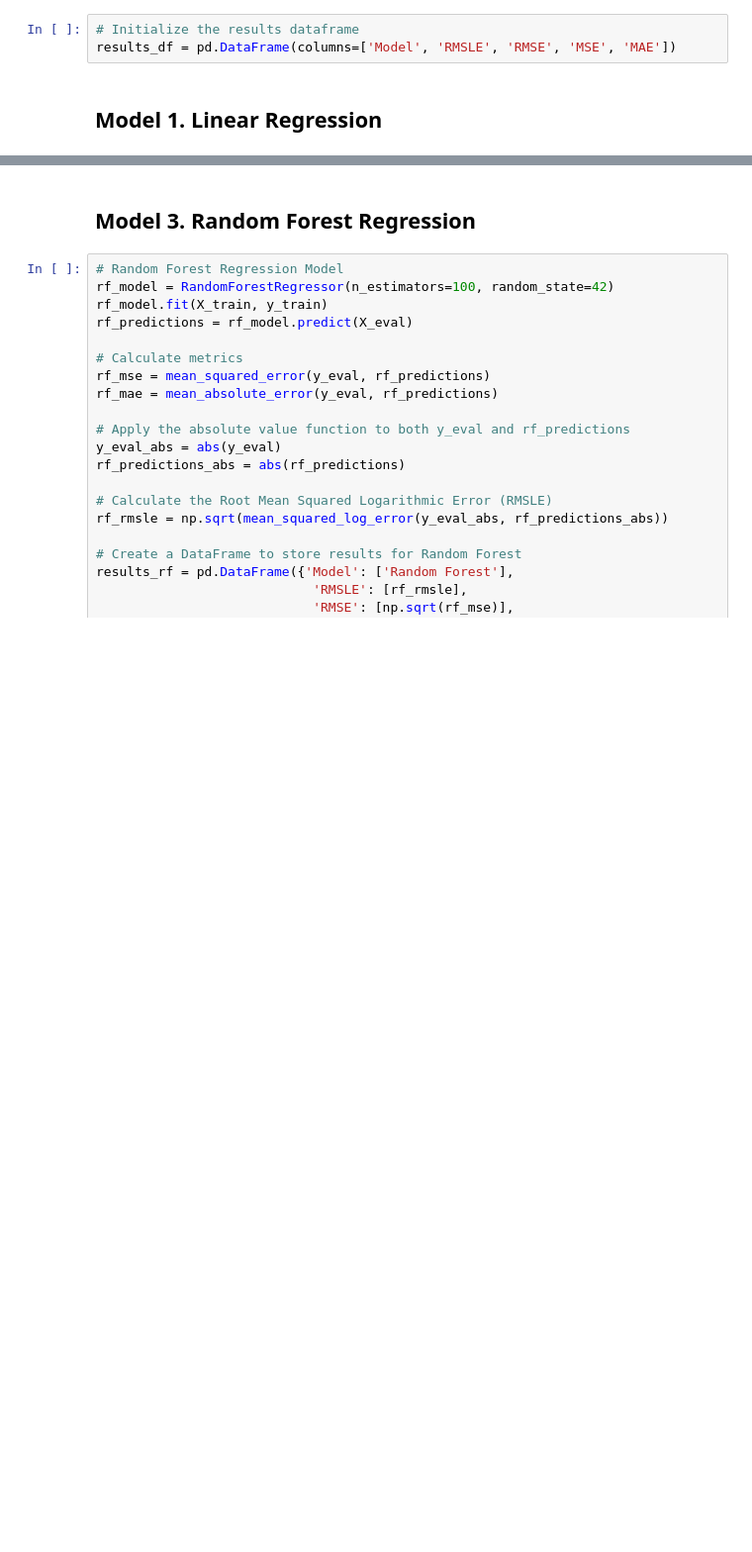
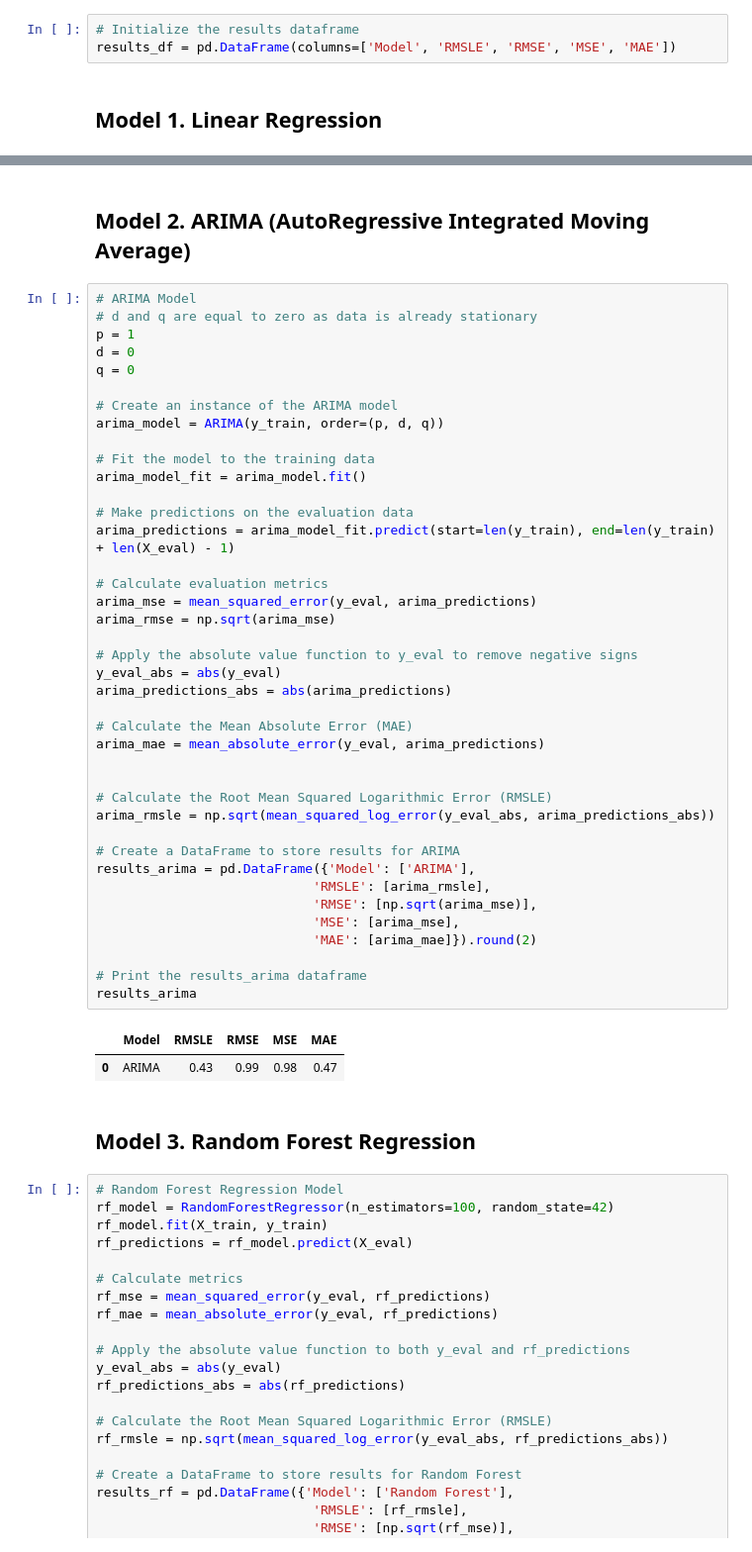
Before and after one commit to Dansoaa/Store-sales-data, a Jupyter notebook: Corporation_Favorita.ipynb, the cells around one changed output, grey strips where cells are left out. Shown: that part at 99% size. Drawn from its saved outputs; the diff is of its cells as text; blank space fills up the shorter version.

```diff
--- a/Corporation_Favorita.ipynb
+++ b/Corporation_Favorita.ipynb
@@ -1309,3 +1327,48 @@ X_train
+# %% [markdown]
+## Model 2. ARIMA (AutoRegressive Integrated Moving Average)
+# %%
+# ARIMA Model
+# d and q are equal to zero as data is already stationary
+p = 1
+d = 0
+q = 0
+
+# Create an instance of the ARIMA model
+arima_model = ARIMA(y_train, order=(p, d, q))
+
+# Fit the model to the training data
+arima_model_fit = arima_model.fit()
+
+# Make predictions on the evaluation data
+arima_predictions = arima_model_fit.predict(start=len(y_train), end=len(y_train) + len(X_eval) - 1)
+
+# Calculate evaluation metrics
+arima_mse = mean_squared_error(y_eval, arima_predictions)
+arima_rmse = np.sqrt(arima_mse)
+
+# Apply the absolute value function to y_eval to remove negative signs
+y_eval_abs = abs(y_eval)
+arima_predictions_abs = abs(arima_predictions)
+
+# Calculate the Mean Absolute Error (MAE)
+arima_mae = mean_absolute_error(y_eval, arima_predictions)
+
+
+# Calculate the Root Mean Squared Logarithmic Error (RMSLE)
+arima_rmsle = np.sqrt(mean_squared_log_error(y_eval_abs, arima_predictions_abs))
+
+# Create a DataFrame to store results for ARIMA
+results_arima = pd.DataFrame({'Model': ['ARIMA'],
+                            'RMSLE': [arima_rmsle],
+                            'RMSE': [np.sqrt(arima_mse)],
+                            'MSE': [arima_mse],
+                            'MAE': [arima_mae]}).round(2)
+
+# Print the results_arima dataframe
+results_arima
+# %% [output]
+|  | Model | RMSLE | RMSE | MSE | MAE |
+| 0 | ARIMA | 0.43 | 0.99 | 0.98 | 0.47 |
 # %% [markdown]
 ## Model 3. Random Forest Regression
 # %%
```
Also changed, not shown: parts of 15 cells of this notebook.
